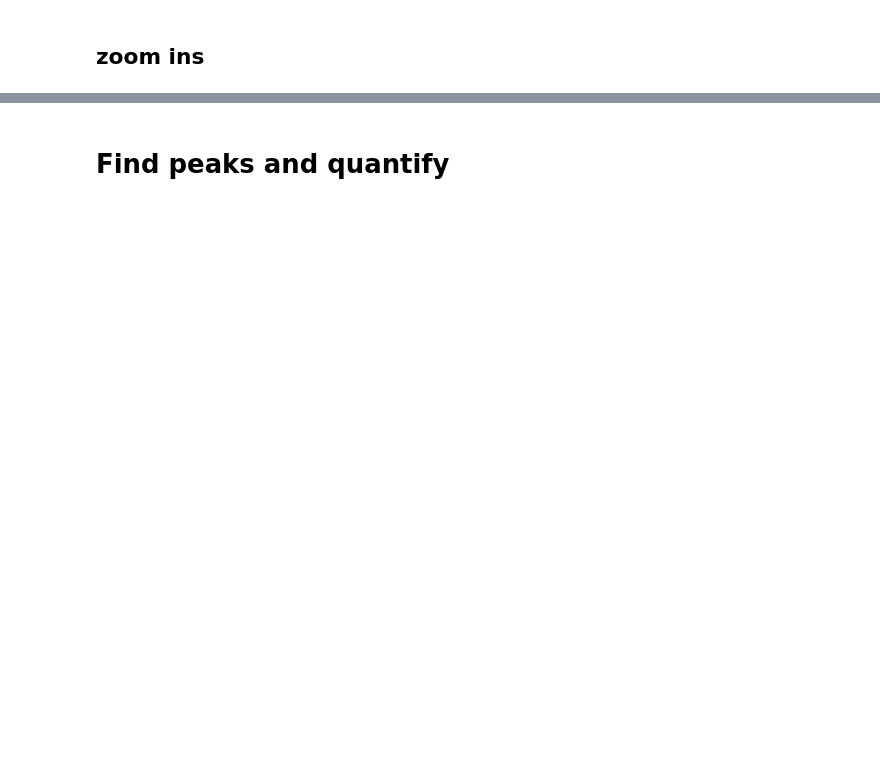
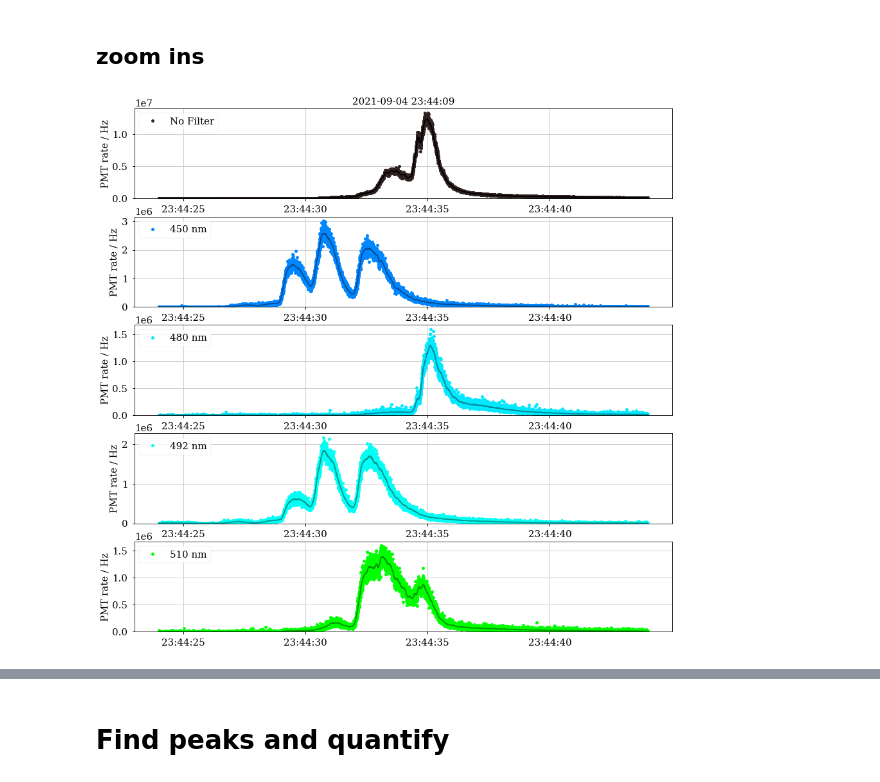
Before and after one commit to pone-software/strawb_package, a Jupyter notebook: examples/analysis_pmtspec.ipynb, the cells around one changed output, grey strips where cells are left out. Saved outputs shown, nothing was run; the diff lists cells and outputs as text; code cells hidden in the pictures; blank space fills up the shorter version.

Commit message:
plots for abstract

```diff
--- a/examples/analysis_pmtspec.ipynb
+++ b/examples/analysis_pmtspec.ipynb
@@ -145,10 +156,10 @@ mask = db.dataframe["deviceCode"] == "TUMPMTSPECTROMETER001"
 mask &= db.dataframe["dataProductCode"] == "PMTSD"
 
 #timestamp = np.datetime64("2021-09-01T00:00:00")
-timestamp = np.datetime64("2021-10-01T00:00:00")
+timestamp = np.datetime64("2021-07-12T00:00:00")
 mask &= db.dataframe.dateFrom >= pd.Timestamp(np.datetime64(timestamp, "h"), tz="UTC")
 mask &= db.dataframe.dateFrom < pd.Timestamp(
     np.datetime64(timestamp, "h"), tz="UTC"
-) + np.timedelta64(10, "D")
+) + np.timedelta64(1, "D")
 # %%
 db.dataframe[mask].iloc[-1].dateFrom
@@ -1204,6 +1238,11 @@ selected_timestamps = [
     np.datetime64("2021-09-24T23:00:00"),
     np.datetime64("2021-09-25T00:00:00"),
 ]
+# %%
+# bioluminescence activity
+selected_timestamps = [
+    np.datetime64("2021-07-12T00:22:27"),
+]
 # %%
 ## download files if not yet available
 for timestamp in selected_timestamps:
@@ -1406,6 +1452,60 @@ def change_color_ld(color, amount=0.2):
     return colorsys.hls_to_rgb(c[0], c_new, c[2])
 # %%
 filter_N = 100
+# %%
+pmtspec, timestamp = pmt_specs[0], selected_timestamps[0]
+
+pmtspec.pmt_meta_data.add_colors(
+    plt.cm.get_cmap("viridis"), None, sns.color_palette("dark:red", as_cmap=True)
+)
+
+times_ns = (
+        np.asarray(
+            np.round(pmtspec.trb_rates.rate_time_middle * 1e6), dtype="timedelta64[us]"
+        )
+        + pmtspec.trb_rates.time[0]
+    )
+### select +-2min around biolumi events
+timemask = times_ns >= timestamp + np.timedelta64(15, "s")
+timemask &= times_ns <= timestamp + np.timedelta64(35, "s")
+masked_times_ns = times_ns[timemask]
+
+wavelengths = [0, 450, 480, 492, 510]
+
+
+f, axes = plt.subplots(nrows=len(wavelengths), figsize=(15, 15))
+axes[0].set_title(str(timestamp).replace("T", " "))
+mask =  pmtspec.pmt_meta_data.channel_meta_array["wavelength"] == 0
+for wl in wavelengths[1:]:
+    mask |=  pmtspec.pmt_meta_data.channel_meta_array["wavelength"] == wl
+for ii, ch in enumerate(pmtspec.pmt_meta_data.channel_meta_array[mask]):
+    ax = axes[ii]
+    _ = ax.plot(
+        masked_times_ns,
+        pmtspec.trb_rates.rate.T[timemask][:, ch["index"]],
+        color=wavelength_to_rgb(ch, gamma=0.4),
+        label=ch["label"],
+        marker="o",
+        lw=0,
+        alpha=1,
+        ms=5,
+    )
+    ax.plot(
+        masked_times_ns,
+        uniform_filter1d(
+            pmtspec.trb_rates.rate.T[timemask][:, ch["index"]], size=filter_N
+        ),
+        color=change_color_ld(wavelength_to_rgb(ch, gamma=0.4), -0.2),
+        lw=2,
+        alpha=1,
+    )
+    ax.legend(loc=2, ncol=2)
+    ax.set_ylabel("PMT rate / Hz")
+    ylims = ax.get_ylim()
+    ax.set_ylim(0, ylims[1])
+f.savefig(f"../no_git/plot_dump/zoom_in_rate_timeseries_demo.png")
+# %% [output]
+[figure, added]
 # %%
 pmtspec, timestamp = pmt_specs[0], selected_timestamps[0]
 
```
Also changed, not shown: parts of 11 cells of this notebook, 1 other file.
